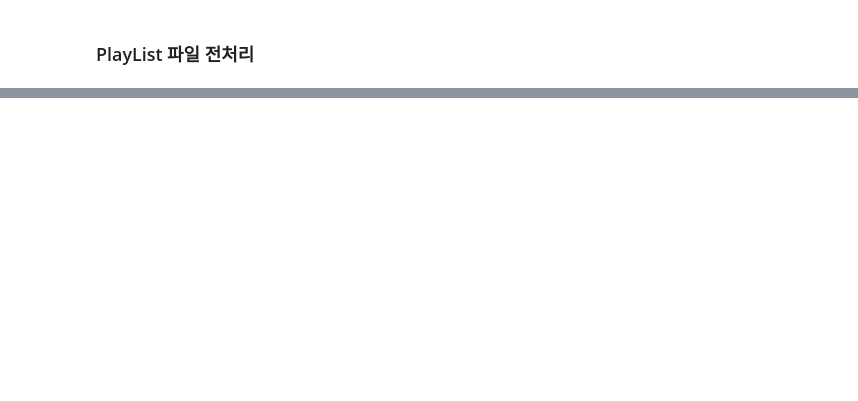
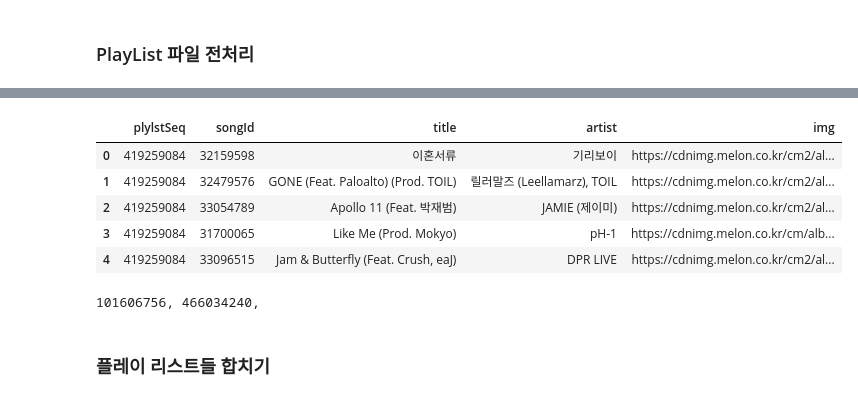
Before and after one commit to ssmpet/MachineLearning-Lecture-2023-5, a Jupyter notebook: 98.Project/02.멜론playlist전처리.ipynb, the cells around one changed output, grey strips where cells are left out. Cells and saved outputs as stored; diff of their text form; code cells hidden in the pictures; blank space fills up the shorter version.

```diff
--- a/98.Project/02.멜론playlist전처리.ipynb
+++ b/98.Project/02.멜론playlist전처리.ipynb
@@ -37,0 +140,9 @@ df1.plylstSeq.nunique(), df2.nunique(axis=1)
+# %%
+df2.head()
+# %% [output]
+|  | plylstSeq | songId | title | artist | img |
+| 0 | 419259084 | 32159598 | 이혼서류 | 기리보이 | https://cdnimg.melon.co.kr/cm2/al... |
+| 1 | 419259084 | 32479576 | GONE (Feat. Paloalto) (Prod. TOIL) | 릴러말즈 (Leellamarz), TOIL | https://cdnimg.melon.co.kr/cm2/al... |
+| 2 | 419259084 | 33054789 | Apollo 11 (Feat. 박재범) | JAMIE (제이미) | https://cdnimg.melon.co.kr/cm2/al... |
+| 3 | 419259084 | 31700065 | Like Me (Prod. Mokyo) | pH-1 | https://cdnimg.melon.co.kr/cm/alb... |
+| 4 | 419259084 | 33096515 | Jam & Butterfly (Feat. Crush, eaJ) | DPR LIVE | https://cdnimg.melon.co.kr/cm2/al... |
@@ -37,0 +155,16 @@ df1.plylstSeq.nunique(), df2.nunique(axis=1)
+# %%
+# 한글이 있는지 검사해서 없는 plylstSeq 만 추출
+isHan = 0
+for ply in df1.plylstSeq.values:
+    isHan = 0
+    # df2[df2.plylstSeq == ply][['title', 'artist']]
+    for ply2 in df2[df2.plylstSeq == ply][['title', 'artist']].values:
+        # print(' '.join(ply2))
+        if re.search('[ㄱ-ㅎㅏ-ㅣ가-힣]', ' '.join(ply2)):
+            isHan = 1
+            break
+    if not isHan: print(ply, end=', ')
+# %% [output]
+101606756, 466034240,
+# %% [markdown]
+### 플레이 리스트들 합치기
```
Also changed, not shown: parts of 25 cells of this notebook, 28 other files.
